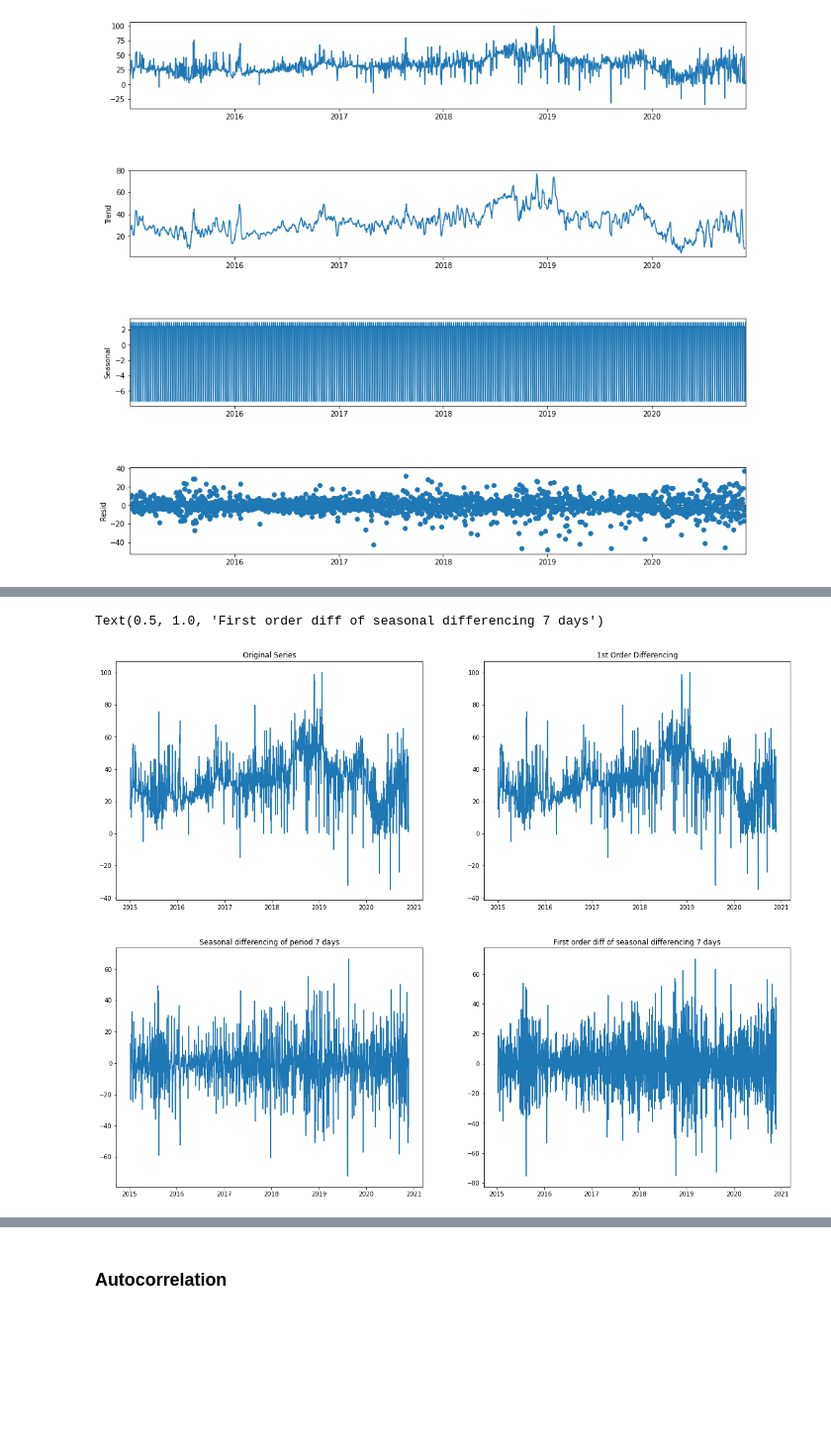
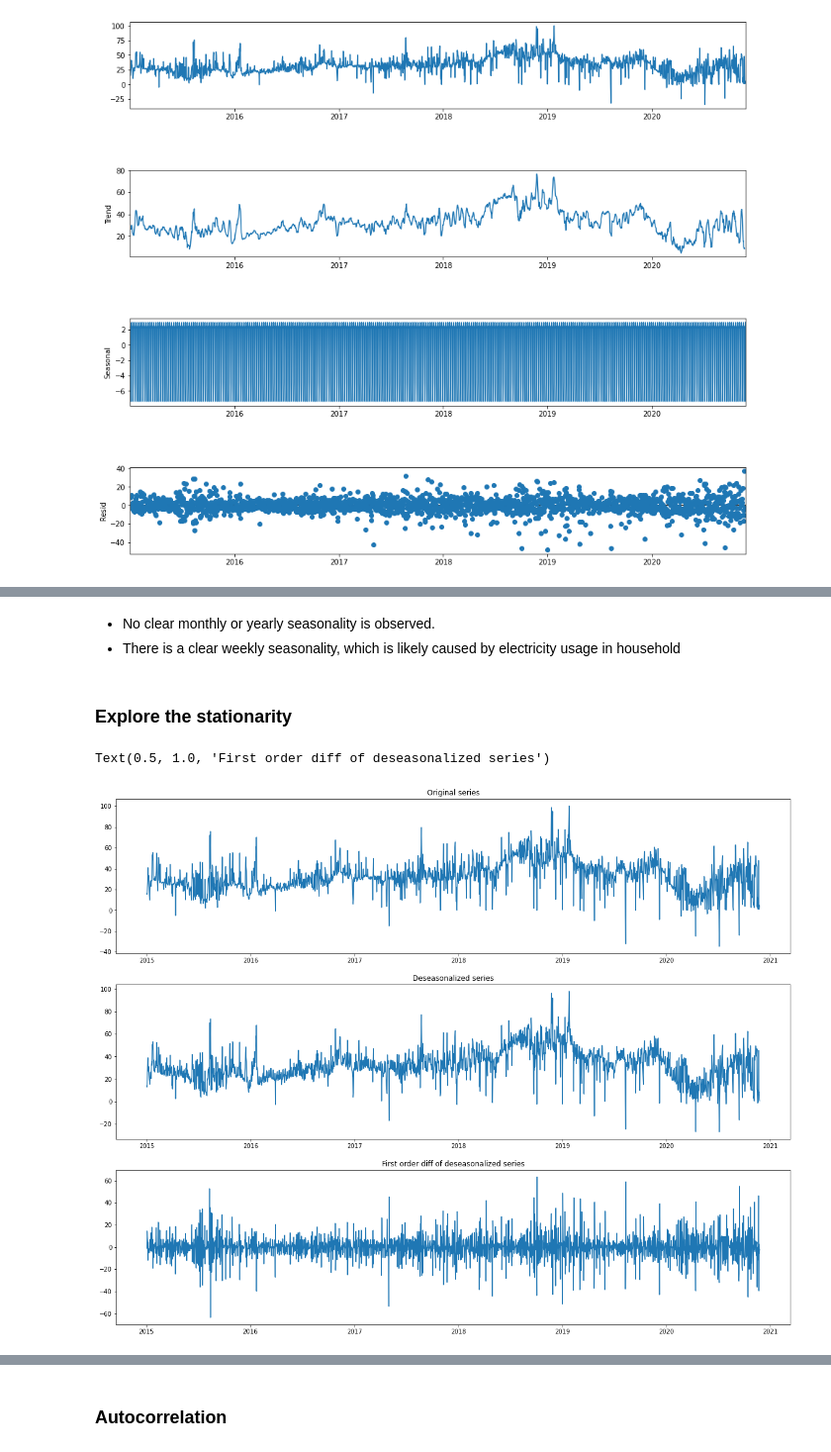
Before and after one commit to Guli-Y/ElectricityPricePredictor, a Jupyter notebook: notebooks/baseline_guli.ipynb, the cells around one changed output, grey strips where cells are left out. Shown: that part at 99% size. Cells and saved outputs as stored; diff of their text form; code cells hidden in the pictures; blank space fills up the shorter version.

```diff
--- a/notebooks/baseline_guli.ipynb
+++ b/notebooks/baseline_guli.ipynb
@@ -65,0 +66,5 @@ fig.set_size_inches(14, 12);
+# %% [markdown]
+- No clear monthly or yearly seasonality is observed.
+- There is a clear weekly seasonality, which is likely caused by electricity usage in household
+# %% [markdown]
+### Explore the stationarity
@@ -66,20 +74,18 @@ fig.set_size_inches(14, 12);
 # %%
-# Explore stationarity
+# Explore stationarity of deseasonalized data
 
-fig, axs = plt.subplots(2, 2, figsize=(20,16))
+fig, axs = plt.subplots(3, 1, figsize=(20,16))
 # Original series
-axs[0,0].plot(df_hour_11); axs[0,0].set_title('Original Series')
+axs[0].plot(df_hour_11)
+axs[0].set_title('Original series')
 
-# Normal differencing
-axs[0,1].plot(df_hour_11); axs[0,1].set_title('1st Order Differencing')
-
-# Seasonal differencing
-axs[1,0].plot(df_hour_11.diff(7)) # remove weekly seasonality to see stationarity
-axs[1,0].set_title('Seasonal differencing of period 7 days')
+# Deseasonalized Series
+axs[1].plot(df_hour_11_deseasonalized)
+axs[1].set_title('Deseasonalized series')
 
 # Week + Normal differencing
-axs[1,1].plot(df_hour_11.diff(7).diff(1))
-axs[1,1].set_title('First order diff of seasonal differencing 7 days')
+axs[2].plot(df_hour_11_deseasonalized.diff(1))
+axs[2].set_title('First order diff of deseasonalized series')
 # %% [output]
-Text(0.5, 1.0, 'First order diff of seasonal differencing 7 days')
+Text(0.5, 1.0, 'First order diff of deseasonalized series')
-[figure, old version]
+[figure, new version]
```
Also changed, not shown: parts of 36 cells of this notebook.
